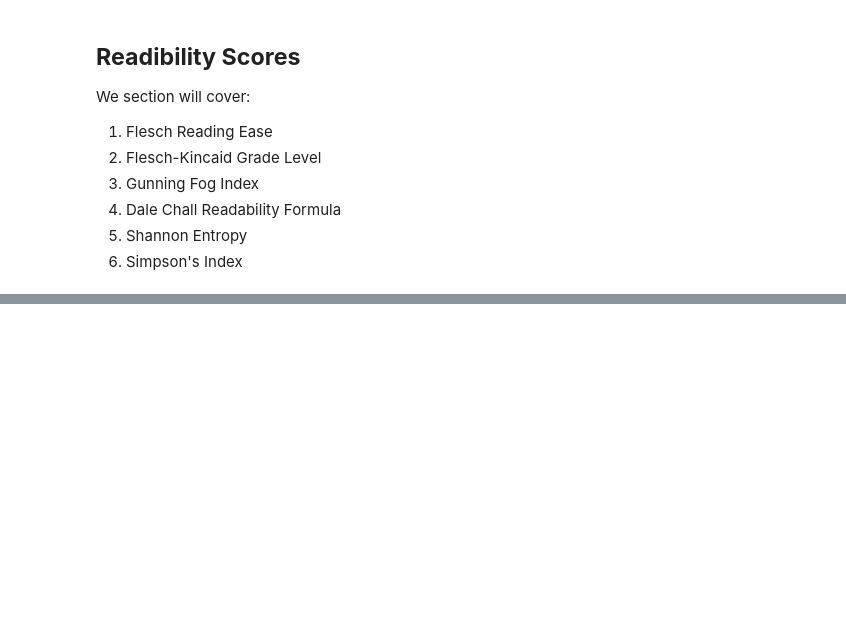
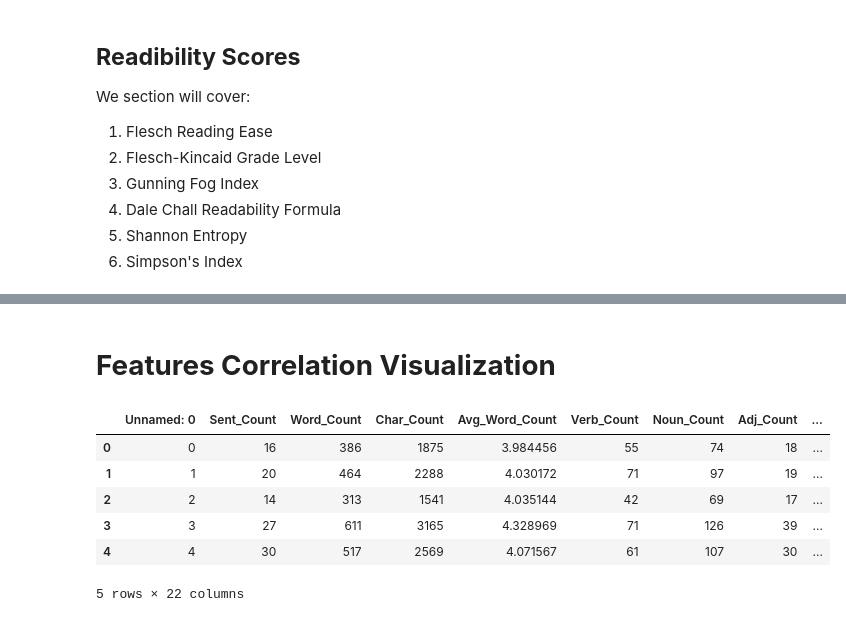
Before and after one commit to mustafabawany/IntelliTech, a Jupyter notebook: Feature_Engineering.ipynb, the cells around one changed output, grey strips where cells are left out. Saved outputs shown, nothing was run; the diff lists cells and outputs as text; code cells hidden in the pictures; blank space fills up the shorter version.

```diff
--- a/Feature_Engineering.ipynb
+++ b/Feature_Engineering.ipynb
@@ -668,0 +714,13 @@ for index, row in Data_Essay_01.iterrows():
+# %% [markdown]
+# **Features Correlation Visualization**
+# %%
+Data_Essay_01_Features = pd.read_csv("/content/drive/MyDrive/IntelliTech-DataSet/EssaySet01_Features.csv")
+Data_Essay_01_Features.head()
+# %% [output]
+|  | Unnamed: 0 | Sent_Count | Word_Count | Char_Count | Avg_Word_Count | Verb_Count | Noun_Count | Adj_Count | ... |
+| 0 | 0 | 16 | 386 | 1875 | 3.984456 | 55 | 74 | 18 | ... |
+| 1 | 1 | 20 | 464 | 2288 | 4.030172 | 71 | 97 | 19 | ... |
+| 2 | 2 | 14 | 313 | 1541 | 4.035144 | 42 | 69 | 17 | ... |
+| 3 | 3 | 27 | 611 | 3165 | 4.328969 | 71 | 126 | 39 | ... |
+| 4 | 4 | 30 | 517 | 2569 | 4.071567 | 61 | 107 | 30 | ... |
+5 rows × 22 columns
```
Also changed, not shown: parts of 16 cells of this notebook, 1 other file.
